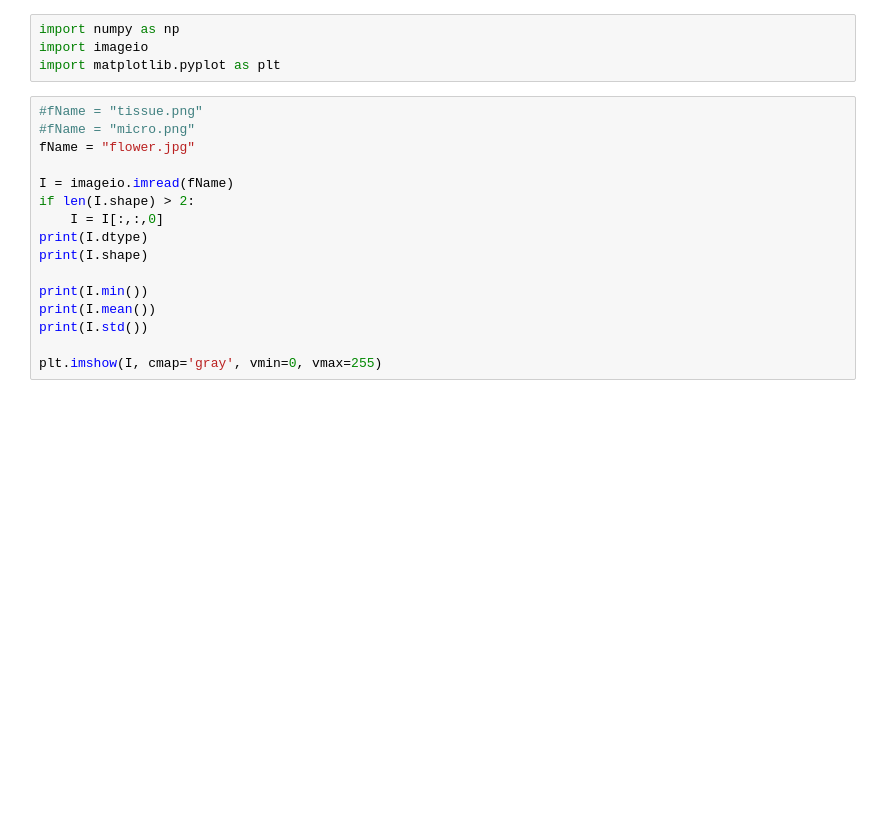
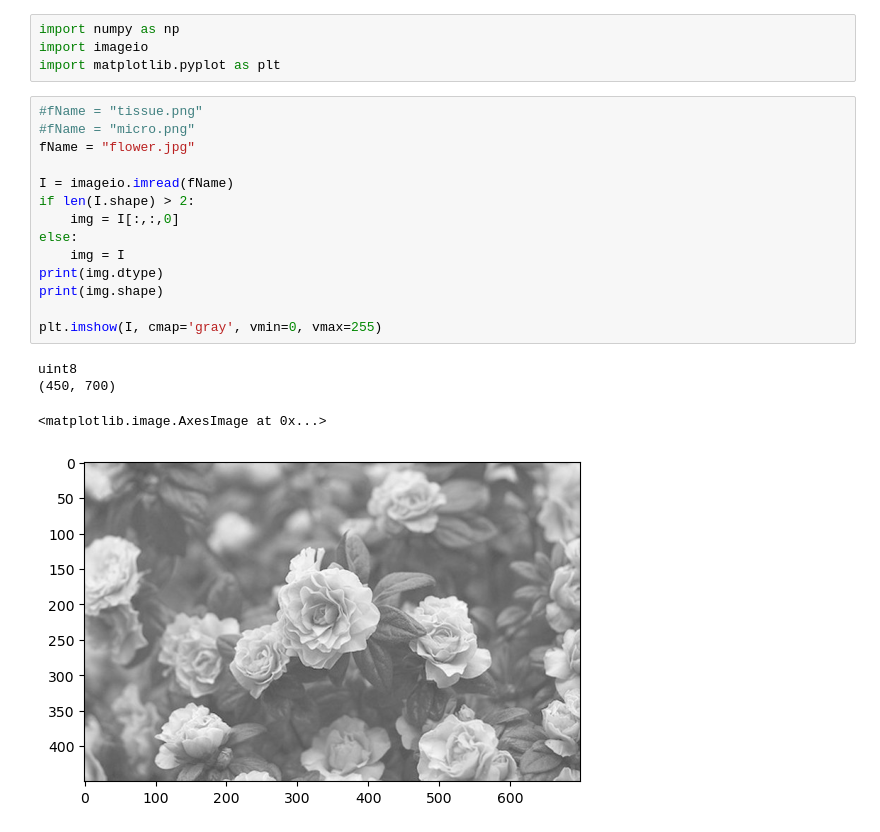
Before and after one commit to yanrpi/bmed-4460-6460, a Jupyter notebook: 02_Histogram/04_histogram_equalization.ipynb, the cells around one changed output. Saved outputs shown, nothing was run; the diff lists cells and outputs as text; blank space fills up the shorter version.

Commit message:
update histogram equalization

```diff
--- a/02_Histogram/04_histogram_equalization.ipynb
+++ b/02_Histogram/04_histogram_equalization.ipynb
@@ -5,17 +5,20 @@ import matplotlib.pyplot as plt
 # %%
 #fName = "tissue.png"
 #fName = "micro.png"
 fName = "flower.jpg"
 
 I = imageio.imread(fName)
 if len(I.shape) > 2:
-    I = I[:,:,0]
-print(I.dtype)
-print(I.shape)
-
-print(I.min())
-print(I.mean())
-print(I.std())
+    img = I[:,:,0]
+else:
+    img = I
+print(img.dtype)
+print(img.shape)
 
 plt.imshow(I, cmap='gray', vmin=0, vmax=255)
+# %% [output]
+uint8
+(450, 700)
+<matplotlib.image.AxesImage at 0x...>
+[figure, added]
 # %%
```
Also changed, not shown: parts of 4 cells of this notebook.
